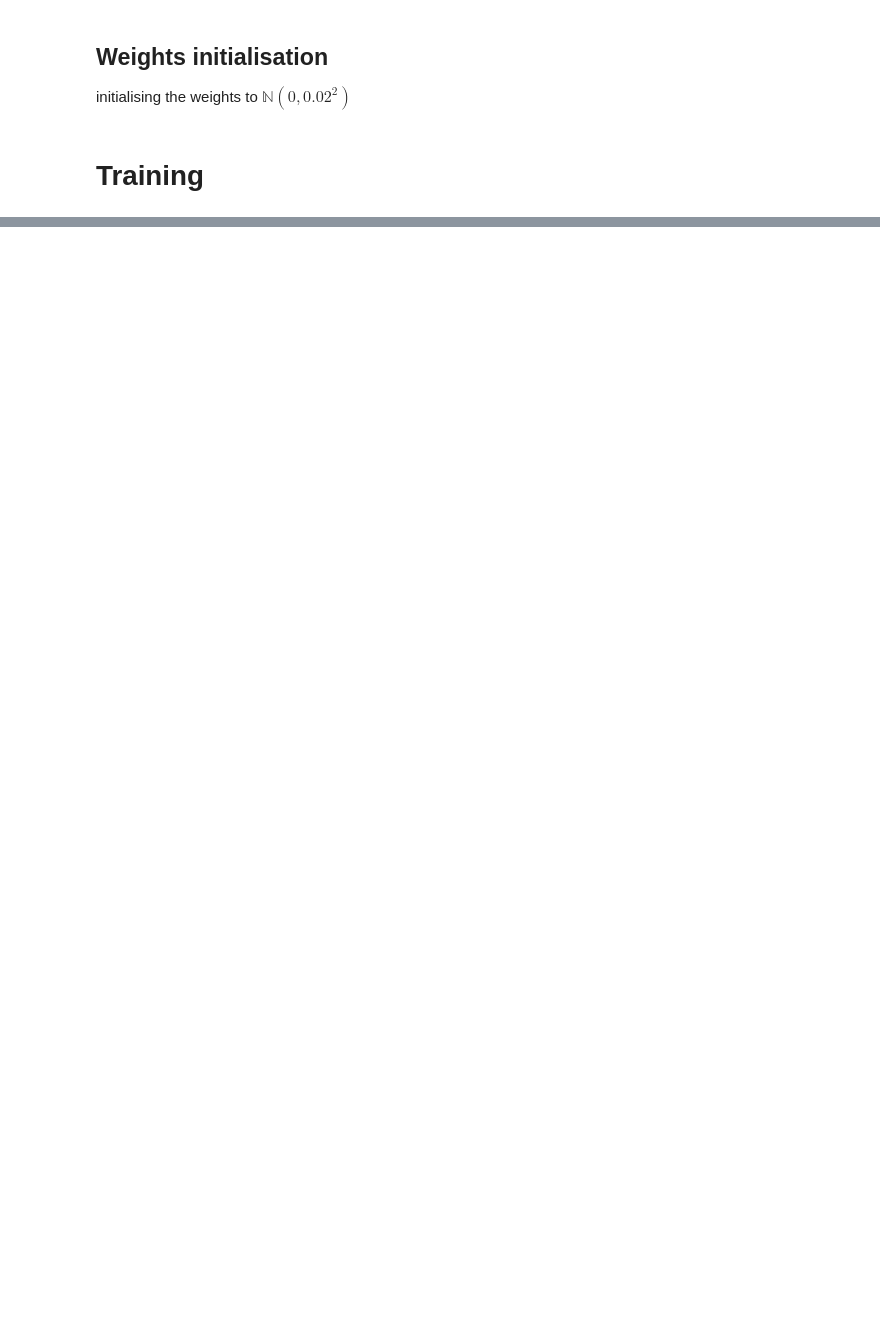
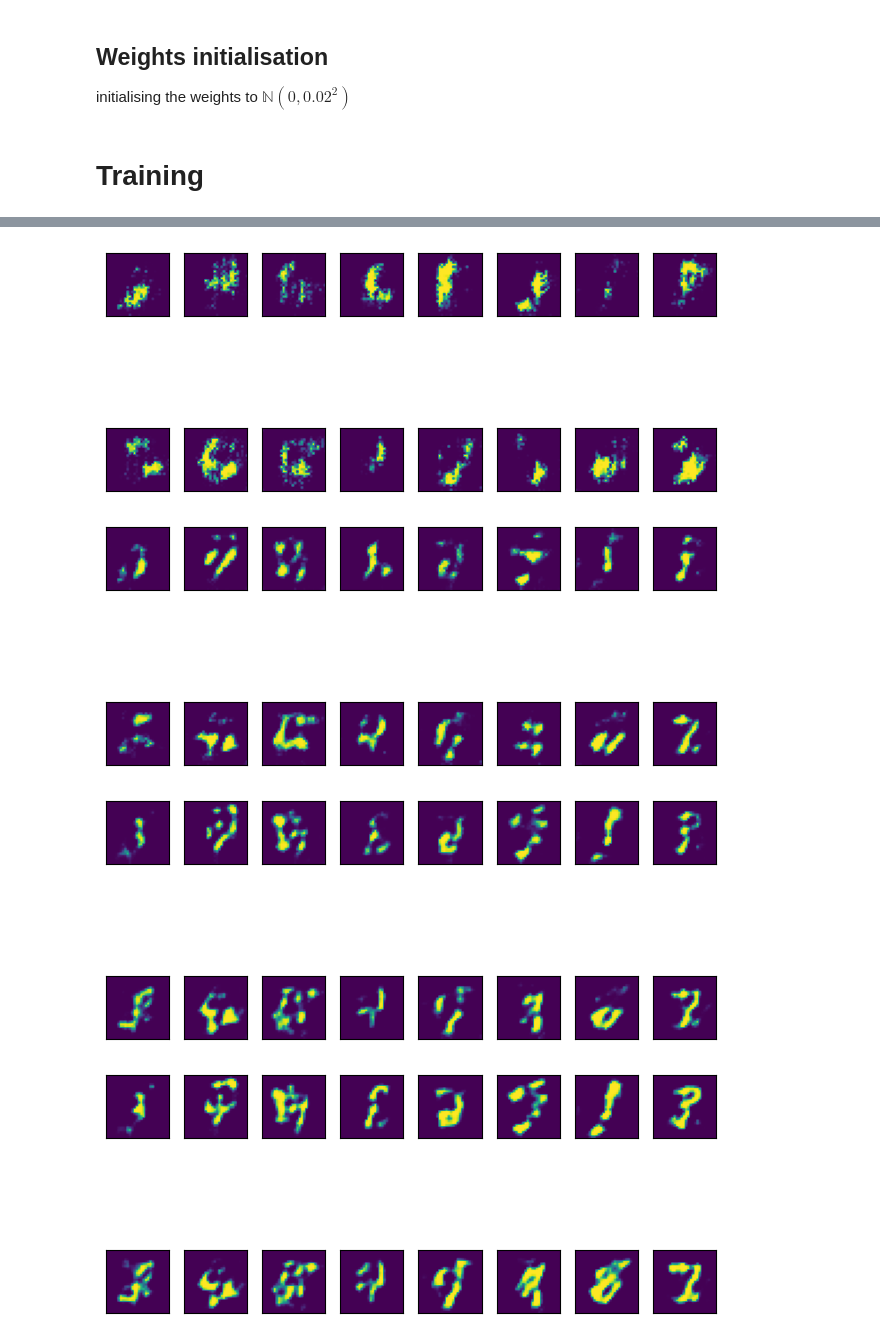
Before and after one commit to Roudranil/aml-assignment-2-gan, a Jupyter notebook: src/mnist-gan.ipynb, the cells around one changed output, grey strips where cells are left out. Saved outputs shown, nothing was run; the diff lists cells and outputs as text; code cells hidden in the pictures; blank space fills up the shorter version.

```diff
--- a/src/mnist-gan.ipynb
+++ b/src/mnist-gan.ipynb
@@ -422,0 +359,10 @@ train_network(gen, disc, train_dataloader, "trial-1")
+# %%
+EPOCHS = 50
+disc = Discriminator().to(DEVICE)
+gen = Generator().to(DEVICE)
+train_network(gen, disc, train_dataloader, "trial-2-50-epochs")
+# %% [output]
+[figure, added]
+[figure, added]
+[figure, added]
+[figure, added]
```
Also changed, not shown: parts of 10 cells of this notebook.
